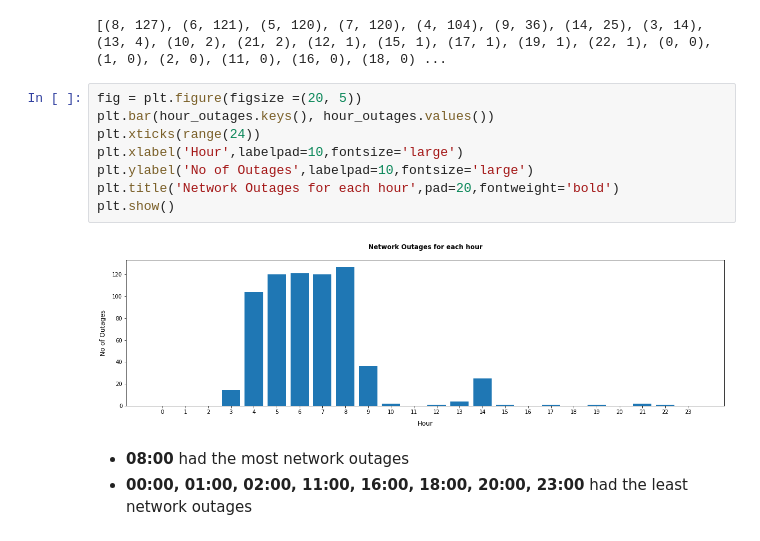
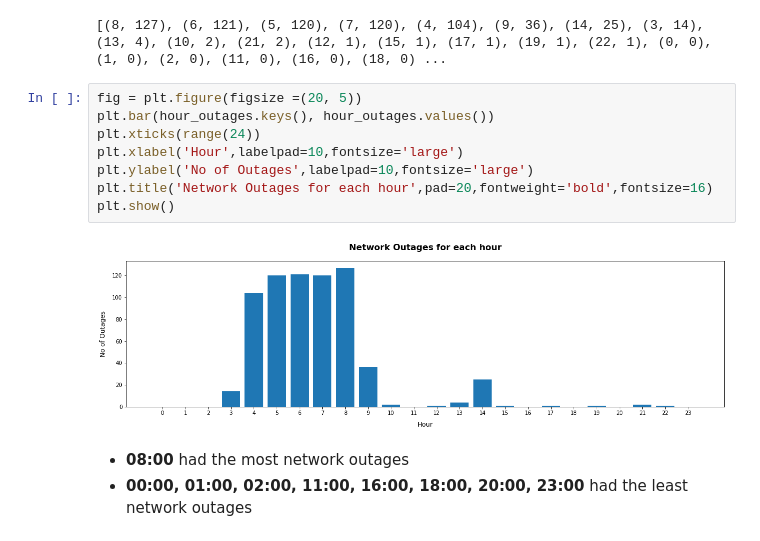
Before and after one commit to shanthiii/Internet-Analysis-Project, a Jupyter notebook: Internet_Analysis.ipynb, the cells around one changed output. Drawn from its saved outputs; the diff is of its cells as text.

```diff
--- a/Internet_Analysis.ipynb
+++ b/Internet_Analysis.ipynb
@@ -133,13 +134,13 @@ print(sorted(hour_outages.items(),key=lambda item:item[1],reverse=True))
 # %%
 fig = plt.figure(figsize =(20, 5))
 plt.bar(hour_outages.keys(), hour_outages.values())
 plt.xticks(range(24))
 plt.xlabel('Hour',labelpad=10,fontsize='large')
 plt.ylabel('No of Outages',labelpad=10,fontsize='large')
-plt.title('Network Outages for each hour',pad=20,fontweight='bold')
+plt.title('Network Outages for each hour',pad=20,fontweight='bold',fontsize=16)
 plt.show()
 # %% [output]
-[figure, old version]
+[figure, new version]
 # %% [markdown]
 
 *   **08:00** had the most network outages
```
Also changed, not shown: parts of 3 cells of this notebook.
